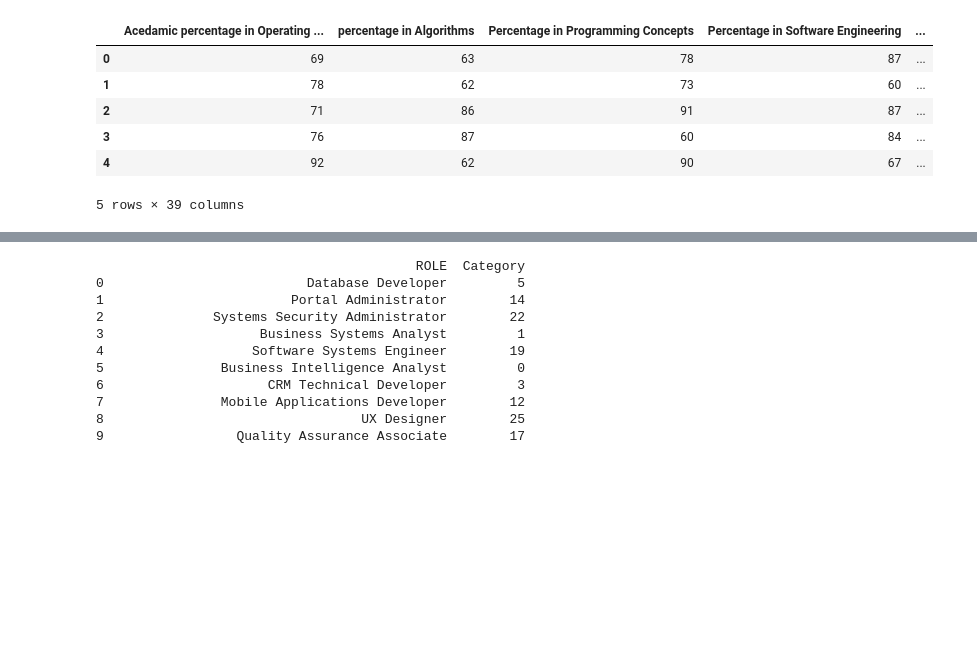
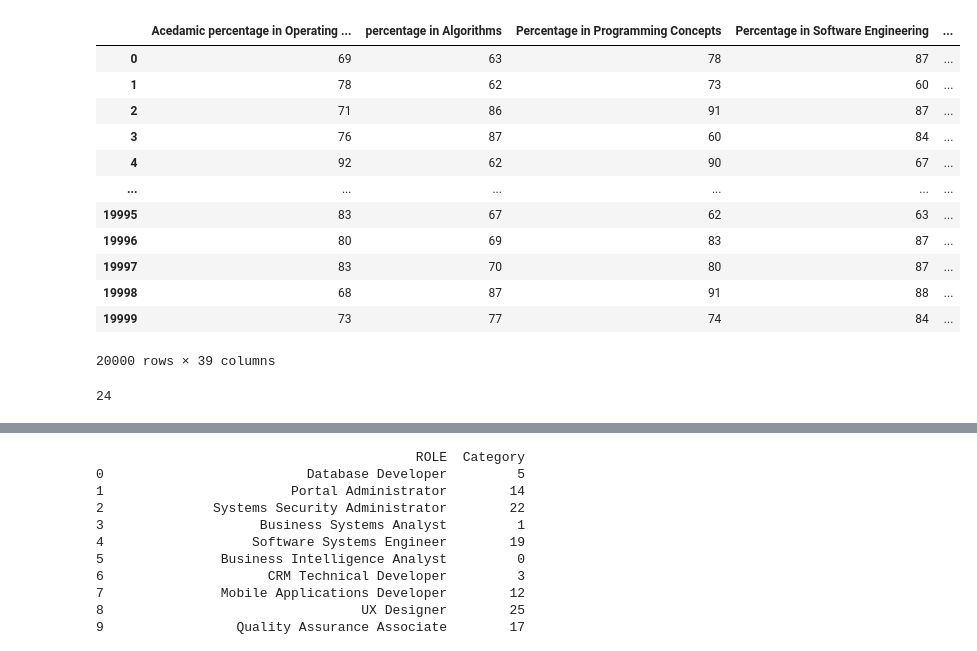
Before and after one commit to Annarhysa/Career-Guidance, a Jupyter notebook: ML-model-aptitude-test/test.ipynb, the cells around one changed output, grey strips where cells are left out. Cells and saved outputs as stored; diff of their text form; code cells hidden in the pictures; blank space fills up the shorter version.

```diff
--- a/ML-model-aptitude-test/test.ipynb
+++ b/ML-model-aptitude-test/test.ipynb
@@ -3,17 +3,25 @@ import pandas as pd
 import numpy as np
 from sklearn import preprocessing
 from sklearn.preprocessing import LabelEncoder, OneHotEncoder
+pd.set_option('display.max_columns', None)
 # %%
 df = pd.read_csv("./Data/career_pred.csv")
-df.head()
+
+df
 # %% [output]
 |  | Acedamic percentage in Operating ... | percentage in Algorithms | Percentage in Programming Concepts | Percentage in Software Engineering | ... |
 | 0 | 69 | 63 | 78 | 87 | ... |
 | 1 | 78 | 62 | 73 | 60 | ... |
 | 2 | 71 | 86 | 91 | 87 | ... |
 | 3 | 76 | 87 | 60 | 84 | ... |
 | 4 | 92 | 62 | 90 | 67 | ... |
+| ... | ... | ... | ... | ... | ... |
+| 19995 | 83 | 67 | 62 | 63 | ... |
+| 19996 | 80 | 69 | 83 | 87 | ... |
+| 19997 | 83 | 70 | 80 | 87 | ... |
+| 19998 | 68 | 87 | 91 | 88 | ... |
+| 19999 | 73 | 77 | 74 | 84 | ... |
-5 rows × 39 columns
+20000 rows × 39 columns
 # %%
 df = df.drop(['Taken inputs from seniors or elders'], axis = 1)
 # %%
@@ -23,3 +31,8 @@ label = df.iloc[:49,-1]
 # %%
 # converting categorical variables into numerical format
 labelencoder = LabelEncoder()
+# %%
+categorical_features = [feature for feature in df.columns if df[feature].dtype == 'O']
+len(categorical_features)
+# %% [output]
+24
```
Also changed, not shown: parts of 3 cells of this notebook, 1 other file.
